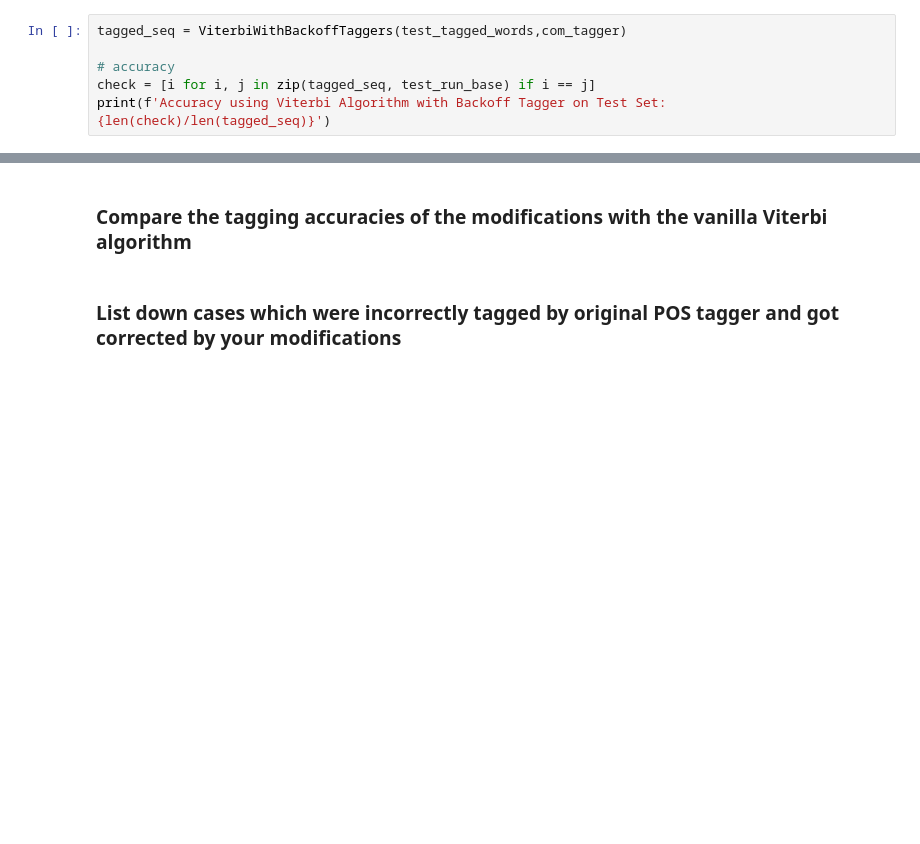
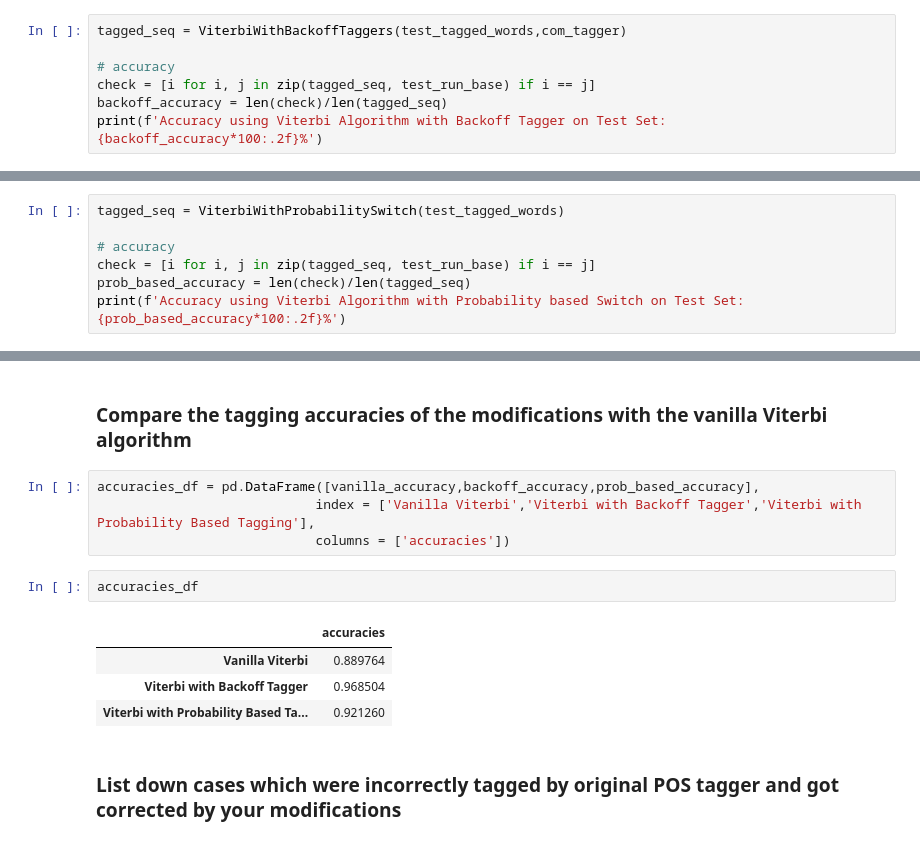
Before and after one commit to subhasisj/Upgrad-PGD-ML---AI, a Jupyter notebook: Assignments/Syntactic-Analysis-Assignment/HMM+-based+POS+tagging-+Assignment.ipynb, the cells around one changed output, grey strips where cells are left out. Drawn from its saved outputs; the diff is of its cells as text; blank space fills up the shorter version.

```diff
--- a/Assignments/Syntactic-Analysis-Assignment/HMM+-based+POS+tagging-+Assignment.ipynb
+++ b/Assignments/Syntactic-Analysis-Assignment/HMM+-based+POS+tagging-+Assignment.ipynb
@@ -522,5 +499,6 @@ tagged_seq = ViterbiWithBackoffTaggers(test_tagged_words,com_tagger)
 
 # accuracy
 check = [i for i, j in zip(tagged_seq, test_run_base) if i == j]
-print(f'Accuracy using Viterbi Algorithm with Backoff Tagger on Test Set: {len(check)/len(tagged_seq)}')
+backoff_accuracy = len(check)/len(tagged_seq)
+print(f'Accuracy using Viterbi Algorithm with Backoff Tagger on Test Set: {backoff_accuracy*100:.2f}%')
 # %% [output]
@@ -539,0 +564,7 @@ Accuracy using Viterbi Algorithm with Backoff Tagger on Test Set: 0.964539007092
+# %%
+tagged_seq = ViterbiWithProbabilitySwitch(test_tagged_words)
+
+# accuracy
+check = [i for i, j in zip(tagged_seq, test_run_base) if i == j]
+prob_based_accuracy = len(check)/len(tagged_seq)
+print(f'Accuracy using Viterbi Algorithm with Probability based Switch on Test Set: {prob_based_accuracy*100:.2f}%')
@@ -541,5 +601,16 @@ Accuracy using Viterbi Algorithm with Backoff Tagger on Test Set: 0.964539007092
 https://www.kaggle.com/deepanshusinha/hmms-and-viterbi-algorithm-for-pos-tagging
 # %% [markdown]
 ### Compare the tagging accuracies of the modifications with the vanilla Viterbi algorithm
+# %%
+accuracies_df = pd.DataFrame([vanilla_accuracy,backoff_accuracy,prob_based_accuracy],
+                            index = ['Vanilla Viterbi','Viterbi with Backoff Tagger','Viterbi with Probability Based Tagging'],
+                            columns = ['accuracies'])
+# %%
+accuracies_df
+# %% [output]
+|  | accuracies |
+| Vanilla Viterbi | 0.889764 |
+| Viterbi with Backoff Tagger | 0.968504 |
+| Viterbi with Probability Based Ta... | 0.921260 |
 # %% [markdown]
 ### List down cases which were incorrectly tagged by original POS tagger and got corrected by your modifications
```
Also changed, not shown: parts of 42 cells of this notebook.
